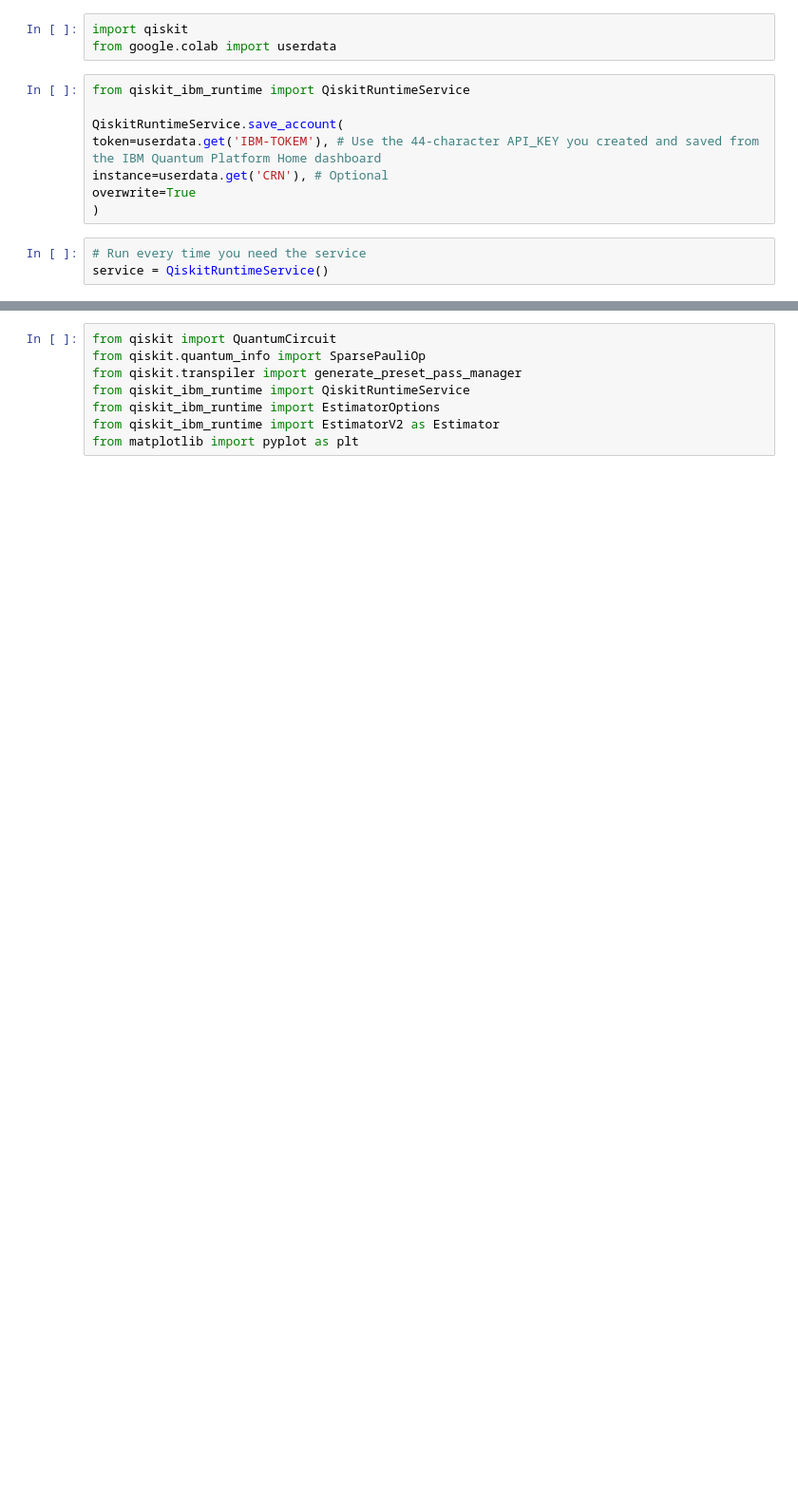
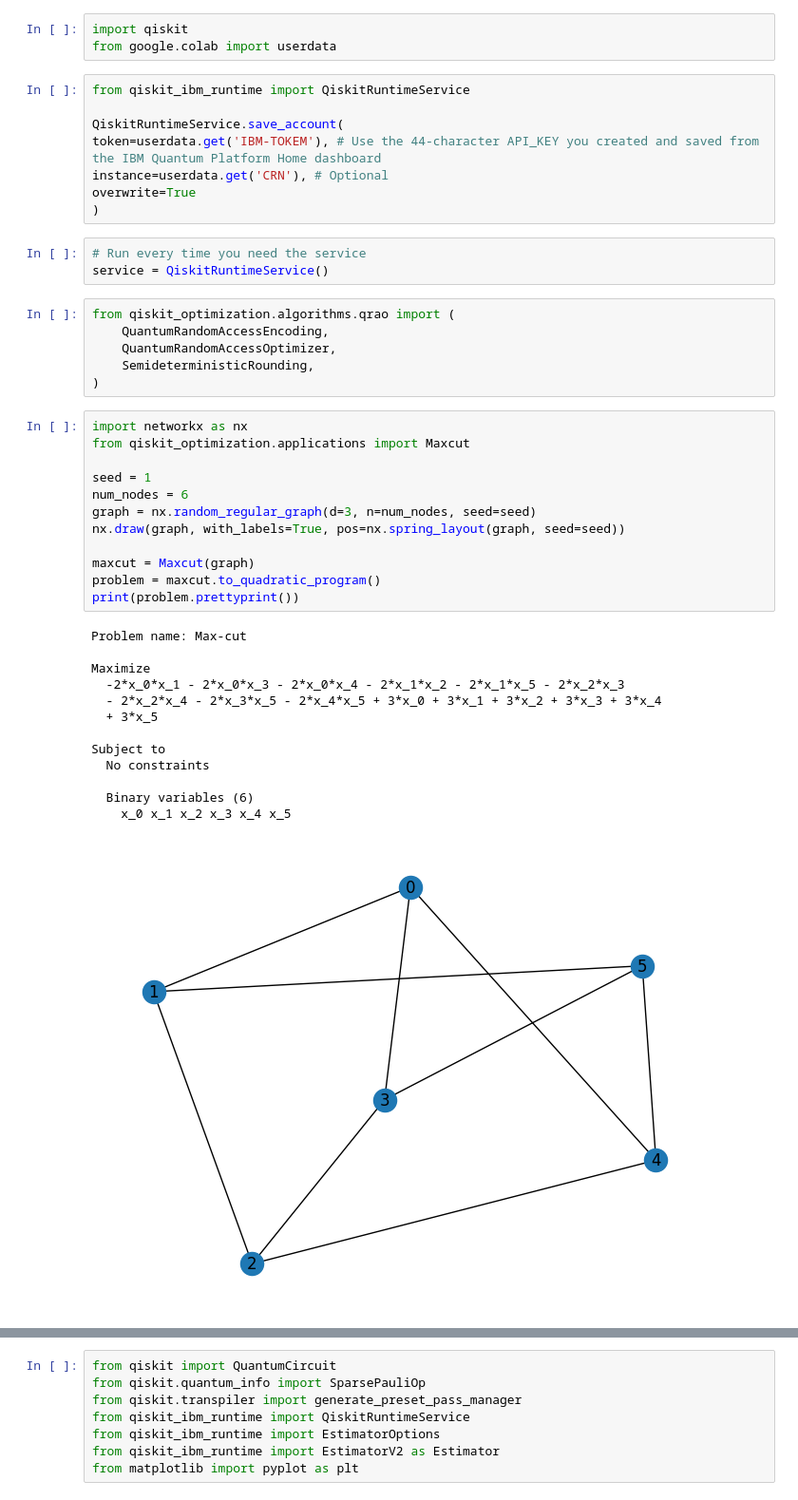
Before and after one commit to BryanYunche/QuantumRandomAcessOptimization-Apresentacao, a Jupyter notebook: QuantumRandomAcess.ipynb, the cells around one changed output, grey strips where cells are left out. Shown at 95% size. Cells and saved outputs as stored; diff of their text form; blank space fills up the shorter version.

```diff
--- a/QuantumRandomAcess.ipynb
+++ b/QuantumRandomAcess.ipynb
@@ -46,3 +85,35 @@ overwrite=True
 # %%
 # Run every time you need the service
 service = QiskitRuntimeService()
+# %%
+from qiskit_optimization.algorithms.qrao import (
+    QuantumRandomAccessEncoding,
+    QuantumRandomAccessOptimizer,
+    SemideterministicRounding,
+)
+# %%
+import networkx as nx
+from qiskit_optimization.applications import Maxcut
+
+seed = 1
+num_nodes = 6
+graph = nx.random_regular_graph(d=3, n=num_nodes, seed=seed)
+nx.draw(graph, with_labels=True, pos=nx.spring_layout(graph, seed=seed))
+
+maxcut = Maxcut(graph)
+problem = maxcut.to_quadratic_program()
+print(problem.prettyprint())
+# %% [output]
+Problem name: Max-cut
+
+Maximize
+  -2*x_0*x_1 - 2*x_0*x_3 - 2*x_0*x_4 - 2*x_1*x_2 - 2*x_1*x_5 - 2*x_2*x_3
+  - 2*x_2*x_4 - 2*x_3*x_5 - 2*x_4*x_5 + 3*x_0 + 3*x_1 + 3*x_2 + 3*x_3 + 3*x_4
+  + 3*x_5
+
+Subject to
+  No constraints
+
+  Binary variables (6)
+    x_0 x_1 x_2 x_3 x_4 x_5
+[figure, added]
```
Also changed, not shown: parts of 16 cells of this notebook.
